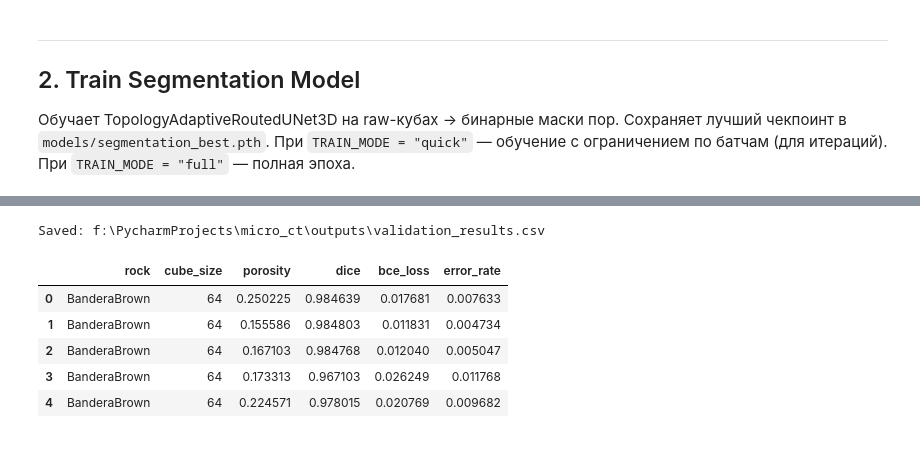
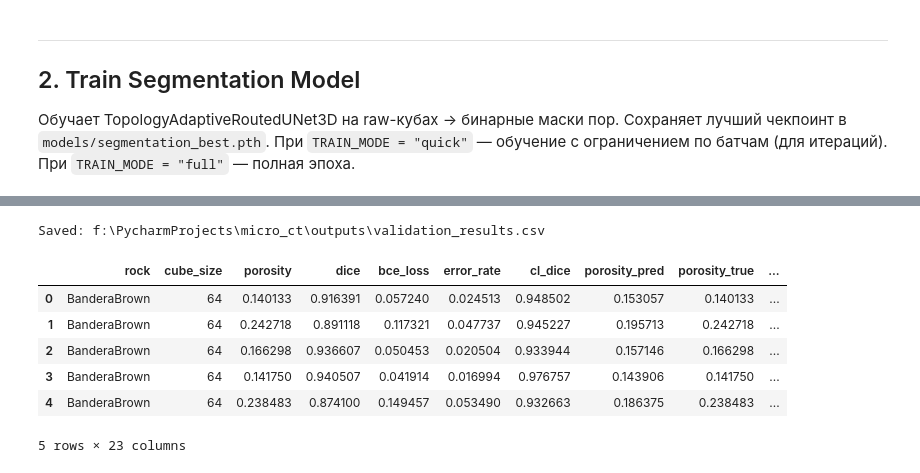
Before and after one commit to mxzt9/Micro-CT, a Jupyter notebook: src/full_pipeline.ipynb, the cells around one changed output, grey strips where cells are left out. Cells and saved outputs as stored; diff of their text form; code cells hidden in the pictures.

```diff
--- a/src/full_pipeline.ipynb
+++ b/src/full_pipeline.ipynb
@@ -227,5 +251,6 @@ model = TopologyAdaptiveRoutedUNet3D(
     topology_dim=PH_DIM,
 ).to(device)
 criterion = BCEDiceLoss()
+cldice_criterion = SoftClDiceLoss(num_iters=CLDICE_ITERS)
 optimizer = torch.optim.AdamW(model.parameters(), lr=LR, weight_decay=1e-4)
 print("parameters:", sum(p.numel() for p in model.parameters()))
@@ -764,7 +469,7 @@ import seaborn as sns
 
 warnings.filterwarnings('ignore')
 # %%
-CHECKPOINT_PATH = ROOT / "models" / "colab_2epoch.pth"
+CHECKPOINT_PATH = ROOT / "models" / "segmentation_best.pth"  # или свой чекпоинт
 CUBE_SIZES = [64, 128]
 BATCH_SIZE_BY_CUBE_SIZE = {64: 16, 128: 2, 192: 1}
 VAL_SAMPLES_PER_GROUP = 16
@@ -772,6 +477,8 @@ NUM_WORKERS = 0
 PIN_MEMORY = device == "cuda"
 MAX_VAL_BATCHES = 8
 USE_RAM_CACHE = True
+COMPUTE_TOPO_METRICS = True   # clDice/Betti/перколяция (CPU, медленнее)
+TOPO_METRICS_MAX_CUBE = 128   # для кубов больше — только воксельные метрики
 # %%
 import utils.data as data_module
 import utils.adaptive_routing as adaptive_module
@@ -786,6 +493,10 @@ BereaPatchDataset = data_module.BereaPatchDataset
 CubeSizeBatchSampler = data_module.CubeSizeBatchSampler
 TopologyAdaptiveRoutedUNet3D = adaptive_module.TopologyAdaptiveRoutedUNet3D
 dice_score_from_logits = losses_module.dice_score_from_logits
+
+import utils.seg_metrics as seg_metrics_module
+seg_metrics_module = importlib.reload(seg_metrics_module)
+segmentation_quality_report = seg_metrics_module.segmentation_quality_report
 # %%
 checkpoint = torch.load(CHECKPOINT_PATH, map_location=device, weights_only=False)
 base_channels = int(checkpoint.get("base_channels", 16))
@@ -879,16 +592,26 @@ with torch.inference_mode():
         porosities = y.flatten(1).mean(dim=1).detach().cpu().tolist()
 
         for i in range(x.size(0)):
-            results.append({
+            row = {
                 "rock": rocks[i], "cube_size": int(cube_sizes[i]),
                 "porosity": float(porosities[i]),
                 "dice": float(dice_values[i]),
                 "bce_loss": float(bce_values[i]),
                 "error_rate": float(error_values[i]),
-            })
+            }
+            if COMPUTE_TOPO_METRICS and int(cube_sizes[i]) <= TOPO_METRICS_MAX_CUBE:
+                pred_np = pred_mask[i, 0].cpu().numpy().astype(bool)
+                gt_np = y[i, 0].cpu().numpy().astype(bool)
+                row.update(segmentation_quality_report(pred_np, gt_np))
+            results.append(row)
 
 df = pd.DataFrame(results)
 print(f"\nProcessed {len(df)} cubes")
 print(f"Mean Dice: {df['dice'].mean():.4f} ± {df['dice'].std():.4f}")
 print(f"Mean error: {df['error_rate'].mean():.4f} ± {df['error_rate'].std():.4f}")
+if "cl_dice" in df.columns:
+    topo_df = df.dropna(subset=["cl_dice"])
+    print(f"Mean clDice: {topo_df['cl_dice'].mean():.4f} ± {topo_df['cl_dice'].std():.4f}  (n={len(topo_df)})")
+    print(f"Mean |Δb0|: {topo_df['betti0_abs_err'].mean():.1f}   Mean |Δb1|: {topo_df['betti1_abs_err'].mean():.1f}")
+    print(f"Percolation match: {topo_df['percolation_match'].mean():.3f}")
 # %% [output]
@@ -983,16 +772,18 @@ BEST CUBES
 # %%
 CSV_PATH = ROOT / "outputs" / "validation_results.csv"
+CSV_PATH.parent.mkdir(parents=True, exist_ok=True)
 df.to_csv(CSV_PATH, index=False)
 print(f"Saved: {CSV_PATH}")
 display(df.head())
 # %% [output]
 Saved: f:\PycharmProjects\micro_ct\outputs\validation_results.csv
-|  | rock | cube_size | porosity | dice | bce_loss | error_rate |
-| 0 | BanderaBrown | 64 | 0.250225 | 0.984639 | 0.017681 | 0.007633 |
-| 1 | BanderaBrown | 64 | 0.155586 | 0.984803 | 0.011831 | 0.004734 |
-| 2 | BanderaBrown | 64 | 0.167103 | 0.984768 | 0.012040 | 0.005047 |
-| 3 | BanderaBrown | 64 | 0.173313 | 0.967103 | 0.026249 | 0.011768 |
-| 4 | BanderaBrown | 64 | 0.224571 | 0.978015 | 0.020769 | 0.009682 |
+|  | rock | cube_size | porosity | dice | bce_loss | error_rate | cl_dice | porosity_pred | porosity_true | ... |
+| 0 | BanderaBrown | 64 | 0.140133 | 0.916391 | 0.057240 | 0.024513 | 0.948502 | 0.153057 | 0.140133 | ... |
+| 1 | BanderaBrown | 64 | 0.242718 | 0.891118 | 0.117321 | 0.047737 | 0.945227 | 0.195713 | 0.242718 | ... |
+| 2 | BanderaBrown | 64 | 0.166298 | 0.936607 | 0.050453 | 0.020504 | 0.933944 | 0.157146 | 0.166298 | ... |
+| 3 | BanderaBrown | 64 | 0.141750 | 0.940507 | 0.041914 | 0.016994 | 0.976757 | 0.143906 | 0.141750 | ... |
+| 4 | BanderaBrown | 64 | 0.238483 | 0.874100 | 0.149457 | 0.053490 | 0.932663 | 0.186375 | 0.238483 | ... |
+5 rows × 23 columns
 # %%
 # ── Визуализация срезов: худший / средний / лучший по Dice ──
 import matplotlib.pyplot as plt
```
Also changed, not shown: parts of 37 cells of this notebook, 52 other files.
